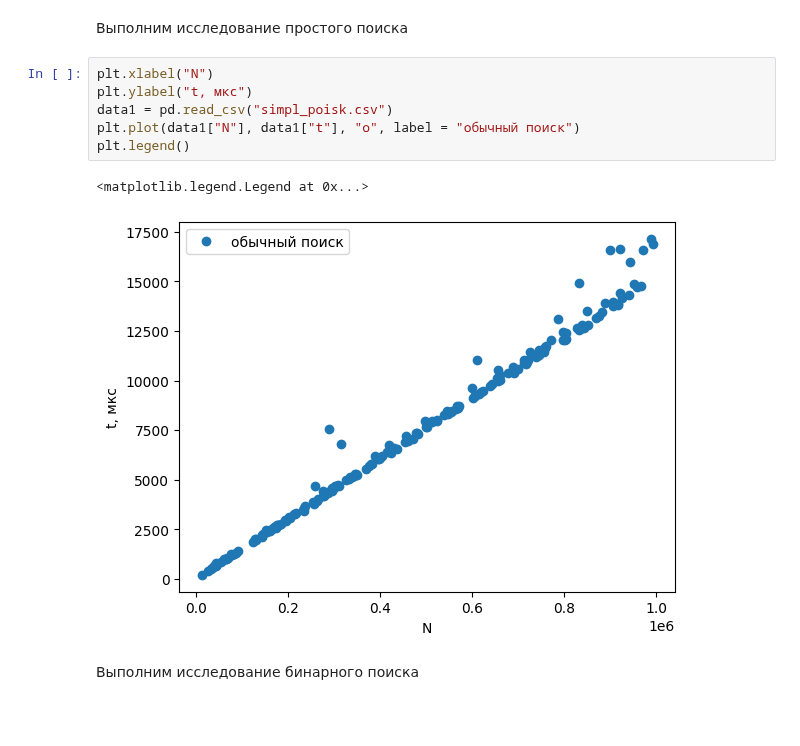
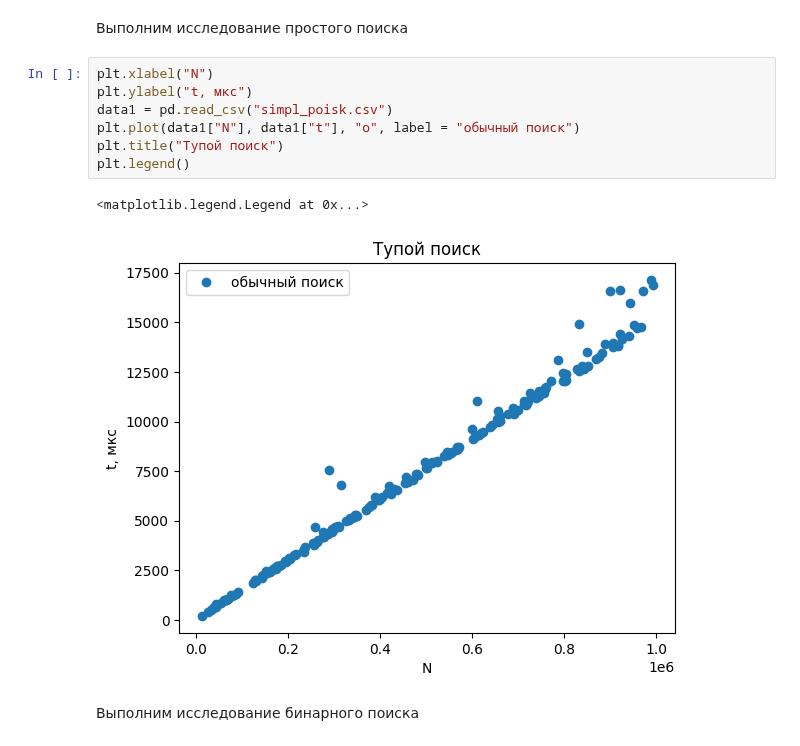
Before and after one commit to RedBrean/term2, a Jupyter notebook: cppLabs/python.ipynb, the cells around one changed output. Saved outputs shown, nothing was run; the diff lists cells and outputs as text; blank space fills up the shorter version.

```diff
--- a/cppLabs/python.ipynb
+++ b/cppLabs/python.ipynb
@@ -258,12 +258,13 @@ class DData():
 # %%
 plt.xlabel("N")
 plt.ylabel("t, мкс")
 data1 = pd.read_csv("simpl_poisk.csv")
 plt.plot(data1["N"], data1["t"], "o", label = "обычный поиск")
+plt.title("Тупой поиск")
 plt.legend()
 # %% [output]
 <matplotlib.legend.Legend at 0x...>
-[figure, old version]
+[figure, new version]
 # %% [markdown]
 Выполним исследование бинарного поиска
 # %%
```
Also changed, not shown: parts of 6 cells of this notebook.
